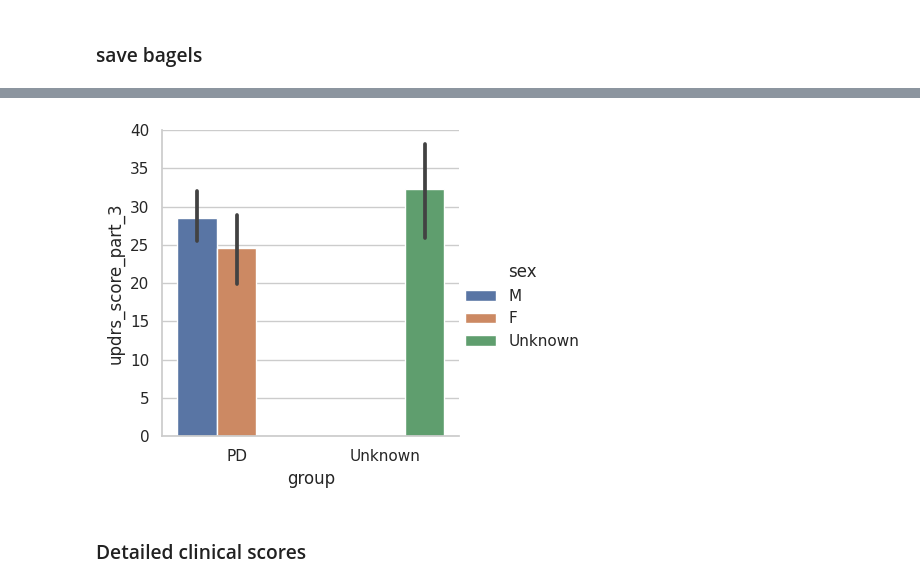
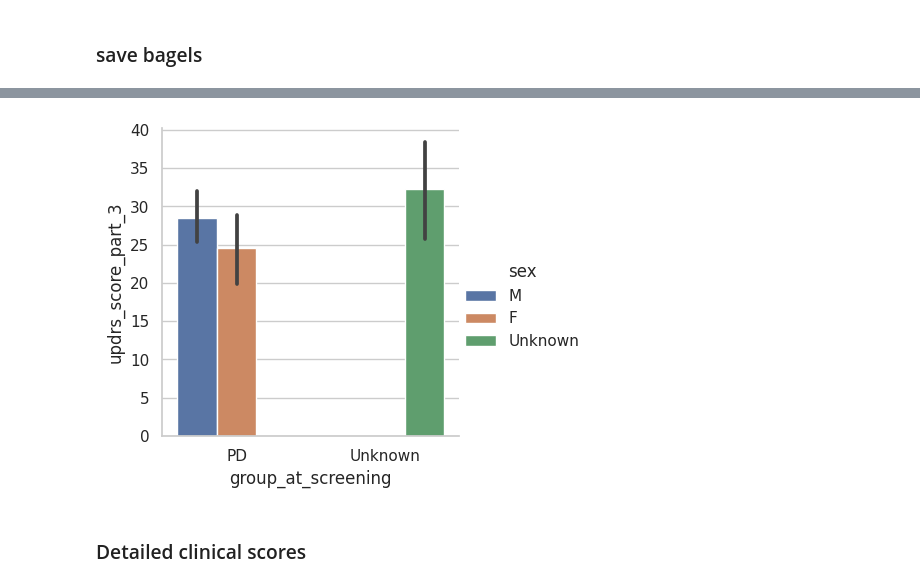
Before and after one commit to nipoppy/nipoppy, a Jupyter notebook: nipoppy/notebooks/redcap.ipynb, the cells around one changed output, grey strips where cells are left out. Saved outputs shown, nothing was run; the diff lists cells and outputs as text; code cells hidden in the pictures.

```diff
--- a/nipoppy/notebooks/redcap.ipynb
+++ b/nipoppy/notebooks/redcap.ipynb
@@ -53,8 +53,8 @@ current_nipoppy_manifest_df = pd.read_csv(current_nipoppy_manifest_csv)
 current_nipoppy_manifest_df = current_nipoppy_manifest_df[current_nipoppy_manifest_df["visit"].isin(visit_list)]
 current_nipoppy_manifest_df = current_nipoppy_manifest_df[current_nipoppy_manifest_df["session"].isin(session_list)]
 current_nipoppy_manifest_df = current_nipoppy_manifest_df[manifest_cols]
+current_nipoppy_manifest_df["participant_id"] = current_nipoppy_manifest_df["participant_id"].str.upper()
 nipoppy_participants = current_nipoppy_manifest_df["participant_id"].unique()
-nipoppy_participants = [p.upper() for p in nipoppy_participants]
 n_participants = len(nipoppy_participants)
 logger.info(f"n_participants: {n_participants}")
 current_nipoppy_manifest_df.head()
@@ -74,9 +74,9 @@ sheet_name = "recruit_manifest"
 usecols = ["participant_id", "group", "sex", "dob", "visit_01"]
 legacy_recruit_manifest = pd.read_excel(legacy_qpn_imaging_codes_xlsx, sheet_name=sheet_name, engine='openpyxl', usecols=usecols)
 legacy_recruit_manifest = legacy_recruit_manifest.rename(columns={"visit_01": "date_MRI_V01"})
+legacy_recruit_manifest["participant_id"] = legacy_recruit_manifest["participant_id"].str.upper()
 
 legacy_participants = legacy_recruit_manifest["participant_id"].unique()
-legacy_participants = [p.upper() for p in legacy_participants]
 n_legacy_participants = len(legacy_participants)
 logger.info(f"n_legacy_participants: {n_legacy_participants}")
 
@@ -122,6 +122,7 @@ for query_label in redcap_reports:
     # run query
     logger.info(f"Running query {query_label}...")
     query_df = api_call(url, query, logger=logger)
+    query_df["record_id"] = query_df["record_id"].str.upper()
 
     # get the list of participants
     _participants = query_df["record_id"].unique()
@@ -339,16 +354,19 @@ moca_df.head()
 | 3 | MNI0079 | Baseline (Arm 1: C-OPN) | 26 | v1 | MoCA_v1 |
 | 4 | MNI0103 | Baseline (Arm 1: C-OPN) | 20 | v1 | MoCA_v1 |
 # %%
-pheno_df = pd.concat([screen_df, updrs_df, moca_df], axis=0)
-pheno_df = pd.merge(pheno_df, time_agnostic_df, on=redcap_index_cols, how="left")
+pheno_df = pd.concat([updrs_df, moca_df], axis=0)
+pheno_df = pd.merge(screen_df, pheno_df, on=redcap_index_cols, how="left")
 
 pheno_df.loc[:,"bids_id"] = pheno_df["participant_id"].apply(utils.participant_id_to_bids_id)
 
-reordered_cols = ["participant_id","bids_id","redcap_event_name","visit_id","visit"] + time_agnostic_cols + time_agnostic_cols_legacy + dx_cols + updrs_cols + moca_cols
-bagel_df = pheno_df[reordered_cols].copy()
-n_participants = len(bagel_df["participant_id"].unique())
+screen_cols = list(screen_df.columns.drop(redcap_index_cols))
+reordered_cols = ["participant_id","bids_id","redcap_event_name","visit_id","visit"] + screen_cols + updrs_cols + moca_cols
+pheno_df = pheno_df[reordered_cols].copy()
 
-logger.info(f"n_nipoppy_participants: {n_participants}")
+bagel_df = pheno_df.copy()
+
+bagel_participants = bagel_df["participant_id"].unique()
+logger.info(f"n_bagel_participants: {len(bagel_participants)}")
 
 for col in updrs_cols + moca_cols:
     bagel_df[f"{col}_status"] = ~bagel_df[col].isna()
@@ -356,5 +374,5 @@ for col in updrs_cols + moca_cols:
     logger.info(f"{col}, n_available_participants: {n_available_participants}")
 
 logger.info(f"bagel df shape: {bagel_df.shape}")
-bagel_df.head()
+bagel_df.tail()
 # %% [output]
@@ -402,27 +433,27 @@ if save_bagels:
 # %%
 plot_df = pheno_df[pheno_df["redcap_event_name"] == "Baseline (Arm 1: C-OPN)"].copy()
 
-x_col = "group"
+x_col = "group_at_screening"
 hue_col = "sex"
 plot_col = "updrs_score_part_3" #"updrs_score_part_3"
 
 plot_df = plot_df[~plot_df[plot_col].isna()]
 plot_df[plot_col] = plot_df[plot_col].astype(float)
 
 plot_df[x_col] = plot_df[x_col].fillna("Unknown")
 # plot_df[x_col] = plot_df[x_col].astype(str).replace({"":"Unknown"})
 plot_df[hue_col] = plot_df[hue_col].fillna("Unknown")
 # plot_df[hue_col] = plot_df[hue_col].astype(str).replace({"":"Unknown"})
 
 sns.set(font_scale=1)
 with sns.axes_style("whitegrid"):
     # kwargs = {'join':False, "marker":"d", "scale":1, "linewidth":0}
     g = sns.catplot(x=x_col, y=plot_col, hue=hue_col,
                 kind="bar", height=4, aspect=1, data=plot_df,
                 # **kwargs
                 )
 # %% [output]
-[figure, old version]
+[figure, new version]
 # %% [markdown]
 ### Detailed clinical scores
 # %%
```
Also changed, not shown: parts of 19 cells of this notebook, 1 other file.
